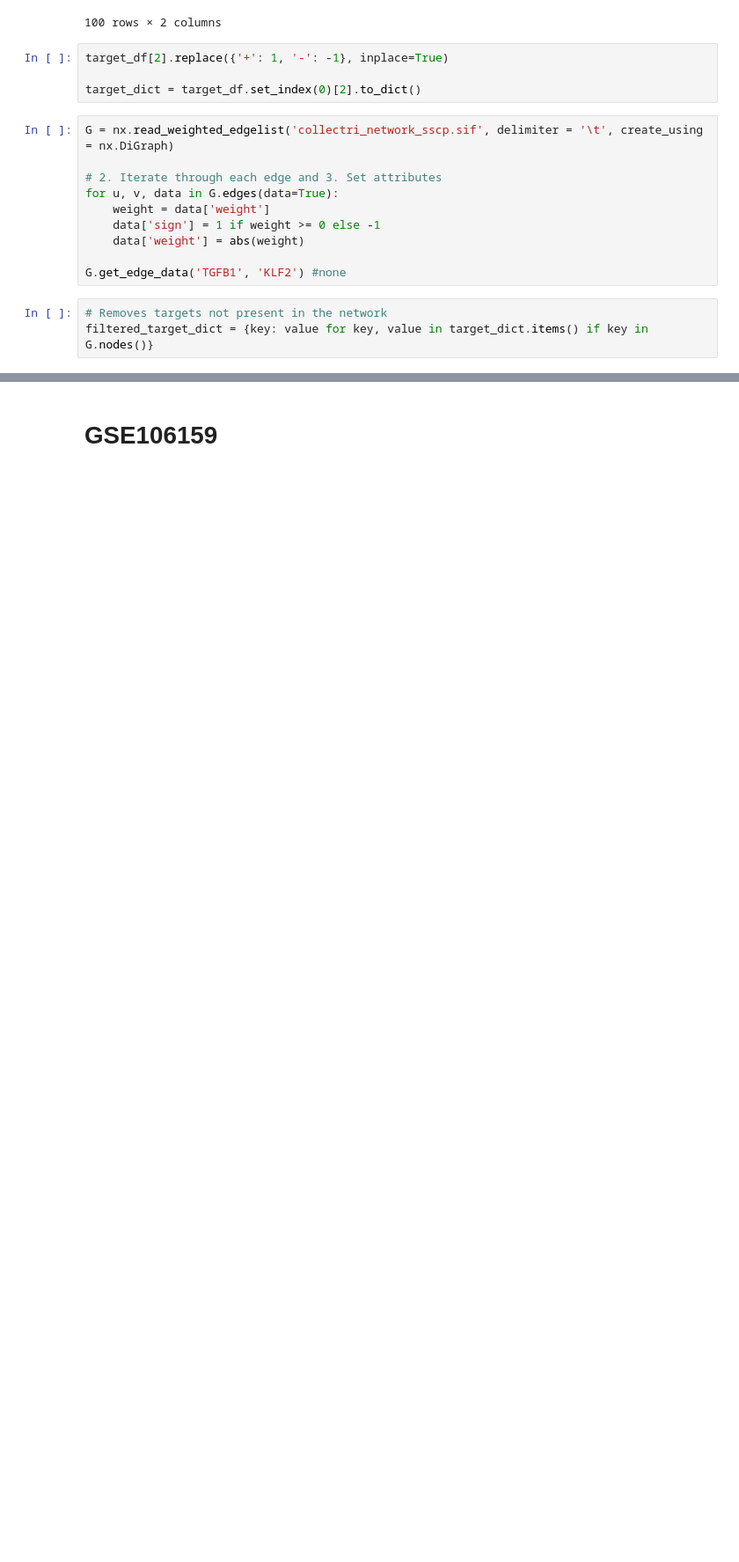
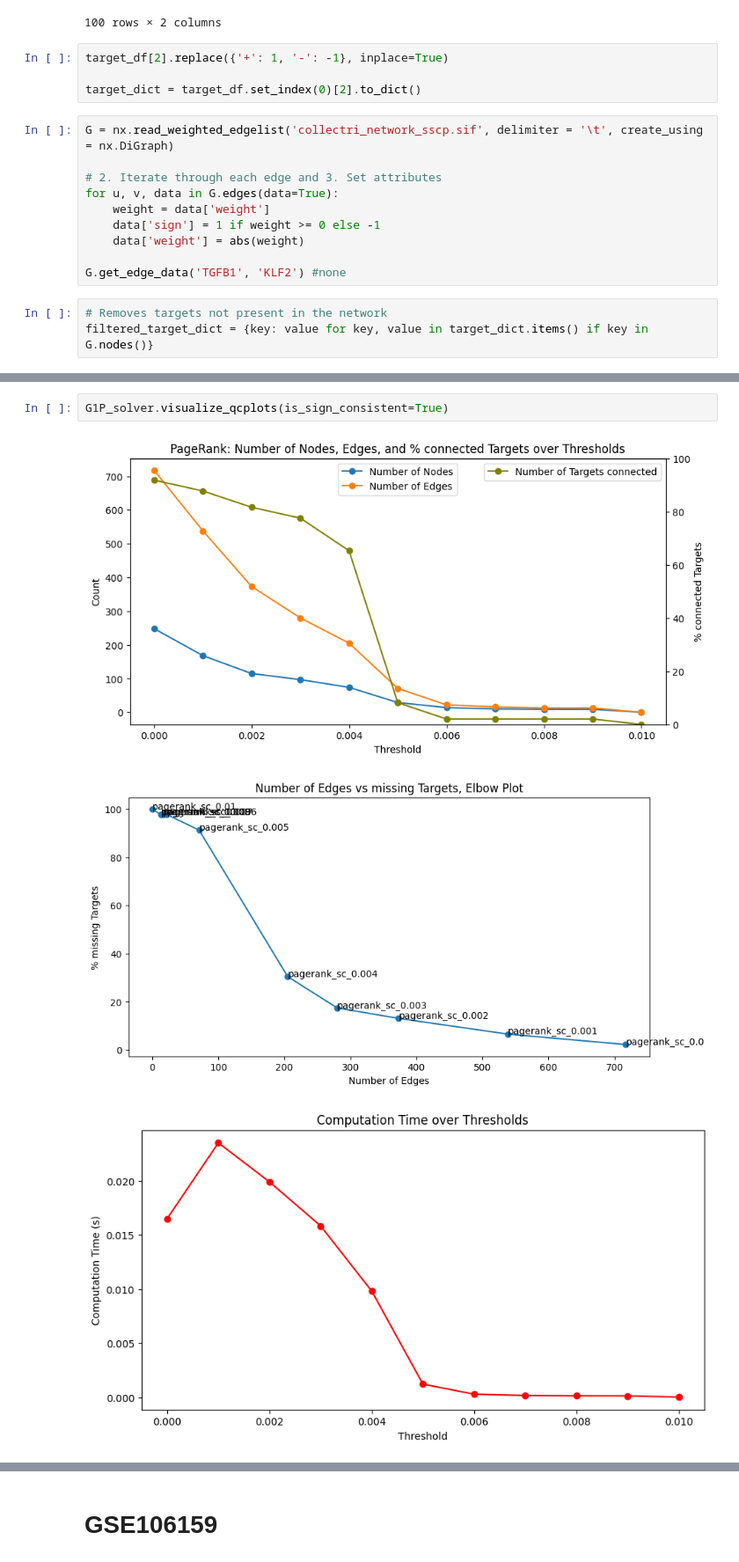
Before and after one commit to saezlab/uptown, a Jupyter notebook: data_applications.ipynb, the cells around one changed output, grey strips where cells are left out. Shown at 88% size. Saved outputs shown, nothing was run; the diff lists cells and outputs as text; blank space fills up the shorter version.

```diff
--- a/data_applications.ipynb
+++ b/data_applications.ipynb
@@ -348,0 +102,6 @@ plt.show()
+# %%
+G1P_solver.visualize_qcplots(is_sign_consistent=True)
+# %% [output]
+[figure, added]
+[figure, added]
+[figure, added]
```
Also changed, not shown: parts of 50 cells of this notebook, 2 other files.
